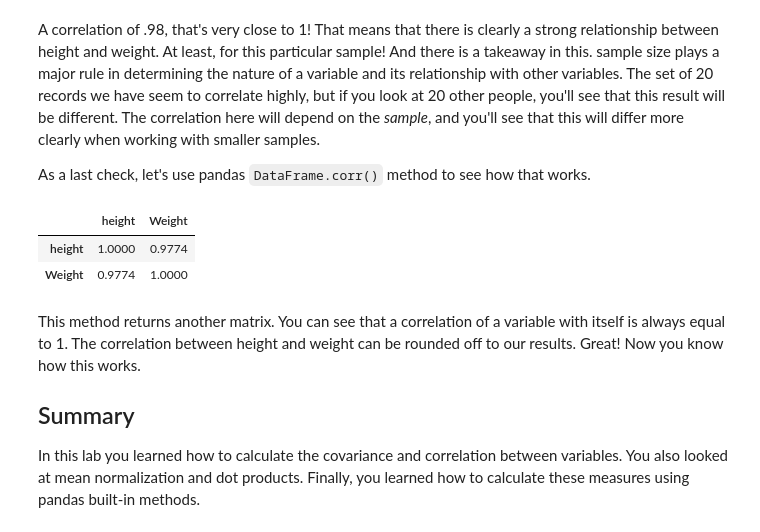
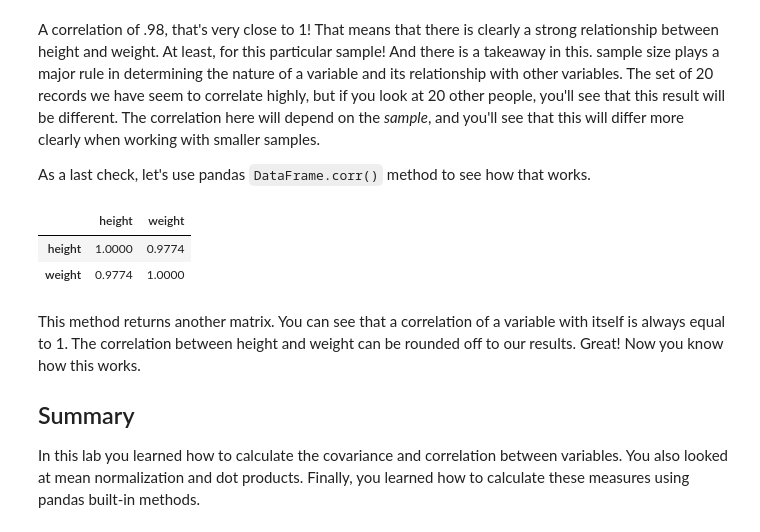
Before and after one commit to mzhou356/dsc-correlation-covariance-lab-dc-ds-060319, a Jupyter notebook: index.ipynb, the cells around one changed output. Cells and saved outputs as stored; diff of their text form; code cells hidden in the pictures.

```diff
--- a/index.ipynb
+++ b/index.ipynb
@@ -213,11 +217,11 @@ A correlation of .98, that's very close to 1! That means that there is clearly a
 As a last check, let's use pandas `DataFrame.corr()` method to see how that works.
 # %%
 # uncomment to run
-# data.corr()
+data.corr()
 # %% [output]
-|  | height | Weight |
+|  | height | weight |
 | height | 1.0000 | 0.9774 |
-| Weight | 0.9774 | 1.0000 |
+| weight | 0.9774 | 1.0000 |
 # %% [markdown]
 This method returns another matrix. You can see that a correlation of a variable with itself is always equal to 1. The correlation between height and weight can be rounded off to our results. Great! Now you know how this works.
 
```
Also changed, not shown: parts of 5 cells of this notebook.
